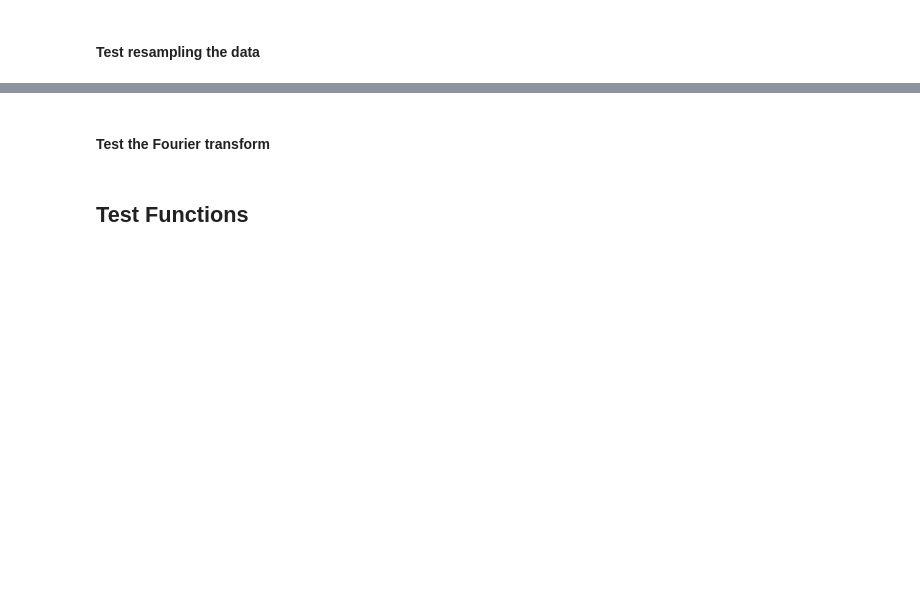
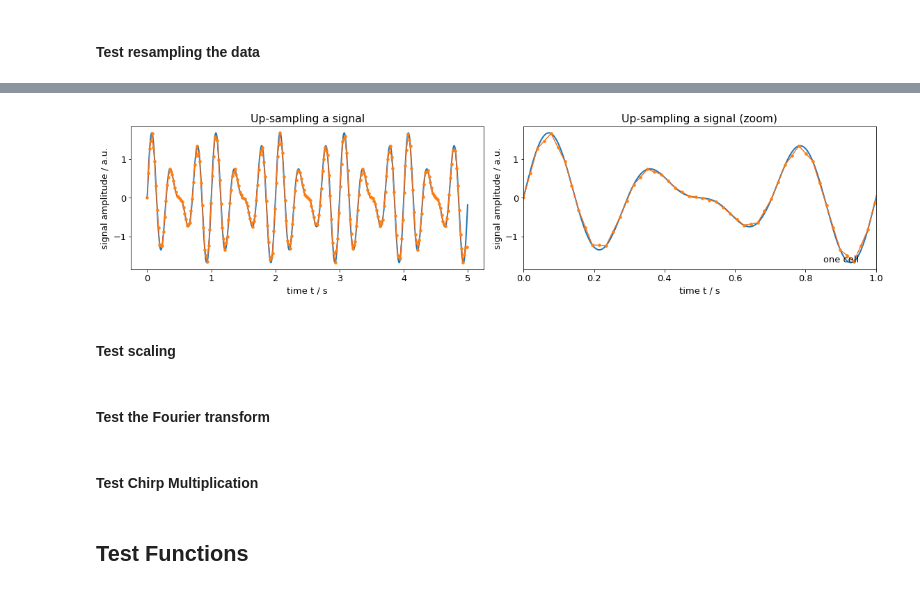
Before and after one commit to radiasoft/rslight, a Jupyter notebook: LCT/FastLCT.ipynb, the cells around one changed output, grey strips where cells are left out. Drawn from its saved outputs; the diff is of its cells as text; code cells hidden in the pictures; blank space fills up the shorter version.

```diff
--- a/LCT/FastLCT.ipynb
+++ b/LCT/FastLCT.ipynb
@@ -50,6 +50,12 @@ def odd_ceil(x):
     oc = int(np.ceil(x))
     if oc % 2 == 0: oc += 1
     return oc
+
+def round_to_even(x):
+    """
+    Return even integer closest to x.
+    """
+    return 2 * round(x / 2)
 # %% [markdown]
 ### Define functions for testing our implementation of the 1D LCT
 
@@ -584,0 +671,4 @@ abscissae(sig)  #, offset = 2.5 - 0.0065445026178008719)
+# %%
+insig = [0.500, np.arange(16)]
+newsig = resample_data(2.0, insig, debug = True)
+newsig
@@ -585,22 +707,46 @@ abscissae(sig)  #, offset = 2.5 - 0.0065445026178008719)
 # %%
-sig = resample_data(1.5, input_signal)
+n_cols = 2
+n_rows = 1
+sz_h = 8
+sz_v = 4
 
-# plot our signal
-plt.figure(figsize = (12, 4))
+plt.figure(figsize = (sz_h * n_cols, sz_v * n_rows))
+idx = 0
+
+idx += 1
+ax = plt.subplot(n_rows, n_cols, idx)
 plt.plot(ptsTx, wave_x, 'C0-', ms = 5, lw = 2)
 plt.plot(ptsT,  wave,   'C3-', ms = 5, lw = 1)
-# plt.plot(abscissae(sig, offset = deltaT / 2), sig[1],   'C1.-', ms = 7, lw = 1)
-plt.show()
+plt.plot(abscissae(newsig, offset = (newsig[0] * len(newsig[1])) / 2), newsig[1],   'C1.-', ms = 7, lw = 1)
+plt.xlabel('time t / s')
+plt.ylabel('signal amplitude / a.u.')
+plt.title(r'Up-sampling a signal')
+# plt.legend()
+plt.tight_layout()
 
-# zoom in
-plt.figure(figsize = (9, 3))
+idx += 1
+ax = plt.subplot(n_rows, n_cols, idx)
 plt.plot(ptsTx, wave_x, 'C0-', ms = 5, lw = 2)
 plt.plot(ptsT,  wave,   'C3-', ms = 5, lw = 1)
-plt.plot(abscissae(sig, offset = deltaT / 2), sig[1],   'C1.', ms = 7, lw = 1)
+plt.plot(abscissae(newsig, offset = (newsig[0] * len(newsig[1])) / 2), newsig[1],   'C1.-', ms = 7, lw = 1)
 plt.xlim(0,1)
+plt.xlabel('time t / s')
+plt.ylabel('signal amplitude / a.u.')
+plt.title(r'Up-sampling a signal (zoom)')
+plt.text(0.85, 0.05, 'one cell', transform = ax.transAxes)
+# plt.legend()
+plt.tight_layout()
+
+# plt.savefig('PSR_Twiss.png')
 plt.show()
+# %% [output]
+[figure, added]
+# %% [markdown]
+#### Test scaling
 # %% [markdown]
 #### Test the Fourier transform
+# %% [markdown]
+#### Test Chirp Multiplication
 # %%
 signalFT =  fourier_transform(input_signal)
 signalTD =  fourier_transform(signalFT)
```
Also changed, not shown: parts of 25 cells of this notebook.
